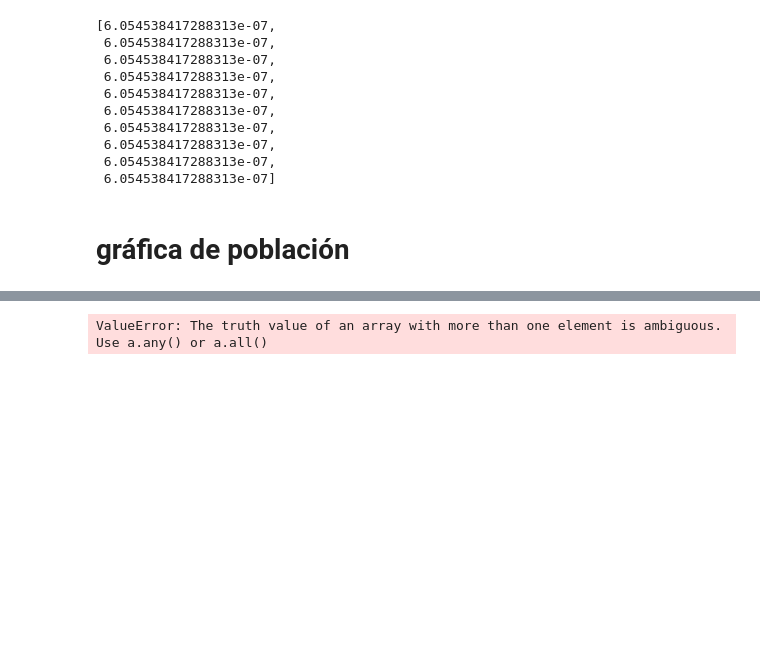
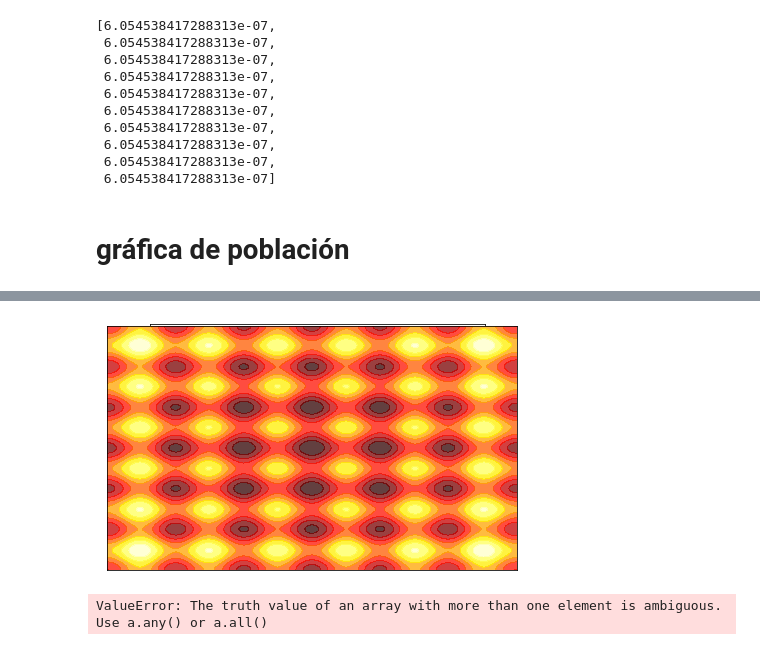
Before and after one commit to RuberDavid/Genetic-Algorithms-for-real-valued-functions, a Jupyter notebook: Reporte.ipynb, the cells around one changed output, grey strips where cells are left out. Saved outputs shown, nothing was run; the diff lists cells and outputs as text; code cells hidden in the pictures; blank space fills up the shorter version.

```diff
--- a/Reporte.ipynb
+++ b/Reporte.ipynb
@@ -67,3 +67,28 @@ plt.scatter(*zip(*phenotype_last_gen), marker='.', color='blue',zorder=0)
+# %%
+def rastring_plot(x,y):
+    A=10
+    return A*2 + (x**2-A*np.cos(2*np.pi*x))+y**2-A*np.cos(2*np.pi*y)
+plt.figure(1)
+globalMinima = func_obj.minima
+phenotype_last_gen = [ind.fenotipo for ind in last_generation]
+plt.scatter(*zip(*globalMinima), marker='X', color='red',zorder=1)
+plt.scatter(*zip(*phenotype_last_gen), marker='.', color='blue',zorder=0)
+
+n = 256
+x = np.linspace(-3, 3, n)
+y = np.linspace(-3, 3, n)
+X,Y = np.meshgrid(x, y)
+f= rastring_plot
+
+plt.axes([0.025, 0.025, 0.95, 0.85])
+
+plt.contourf(X, Y, f(X, Y), 8, alpha=.75, cmap=plt.cm.hot)
+
+plt.xticks([])
+plt.yticks([])
+plt.show()
+# %% [output]
+[figure, added]
 # %%
 
 n = 256
```
Also changed, not shown: parts of 2 cells of this notebook, 7 other files.
